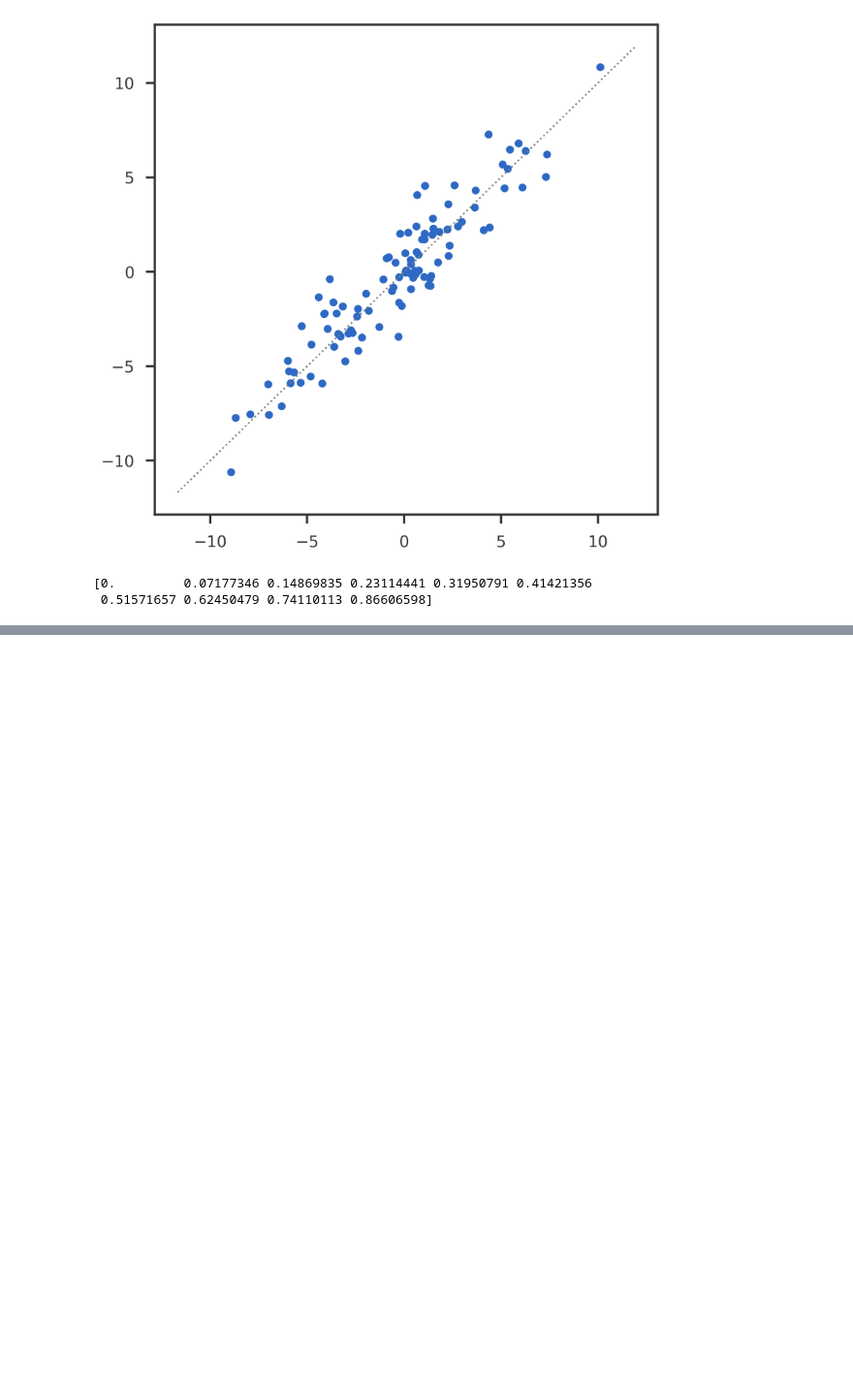
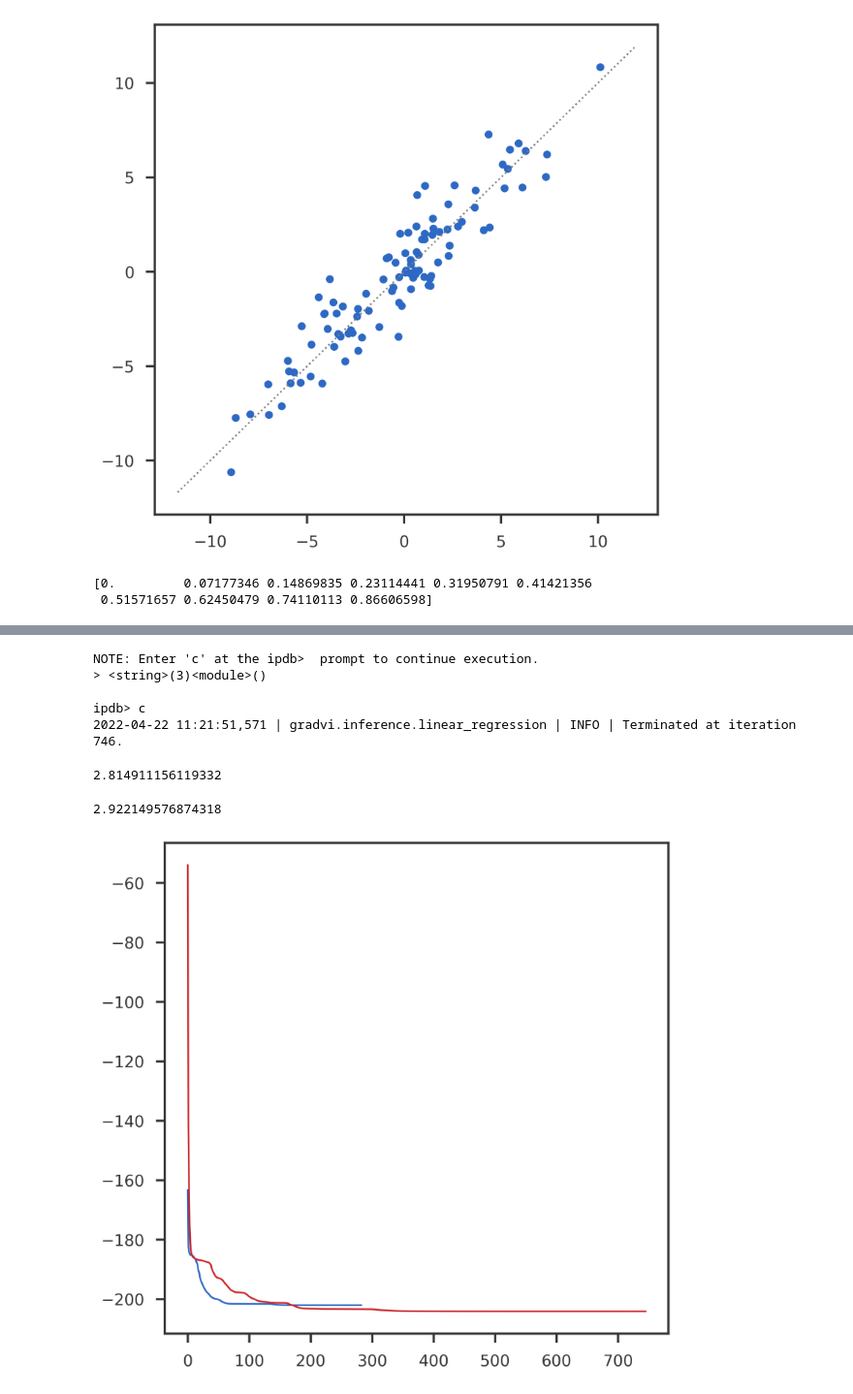
Before and after one commit to banskt/mr-ash-pen-workspace, a Jupyter notebook: notebooks/software_test/linear_regression_example.ipynb, the cells around one changed output, grey strips where cells are left out. Shown at 97% size. Drawn from its saved outputs; the diff is of its cells as text; code cells hidden in the pictures; blank space fills up the shorter version.

```diff
--- a/notebooks/software_test/linear_regression_example.ipynb
+++ b/notebooks/software_test/linear_regression_example.ipynb
@@ -50,0 +51,3 @@ plt.show()
+# %%
+from gradvi.tests import toy_data
+Xscale = toy_data.center_and_scale(X)
@@ -50,0 +61,4 @@ plt.show()
+# %%
+prior = Ash(sk, scaled = True)
+gvlin2 = LinearRegression(debug = False, display_progress = False, obj = "direct", invert_method = "fssi-cubic")
+gvlin2.fit(Xscale, y, prior)
@@ -50,0 +67,33 @@ plt.show()
+# %%
+%%debug
+
+prior = Ash(sk, scaled = True)
+gvlin2 = LinearRegression(
+            debug = False, display_progress = False,
+            obj = "direct", invert_method = "fssi-cubic",
+            invert_options = {'ngrid': 500}
+            )
+gvlin2.fit(Xscale, y, prior)
+# %% [output]
+NOTE: Enter 'c' at the ipdb>  prompt to continue execution.
+> <string>(3)<module>()
+
+ipdb> c
+2022-04-22 11:21:51,571 | gradvi.inference.linear_regression | INFO | Terminated at iteration 746.
+# %%
+gvlin2.residual_var
+# %% [output]
+2.814911156119332
+# %%
+gvlin.residual_var
+# %% [output]
+2.922149576874318
+# %%
+fig = plt.figure()
+ax1 = fig.add_subplot(111)
+ax1.plot(np.arange(gvlin.niter), gvlin.obj_path)
+ax1.plot(np.arange(gvlin2.niter), gvlin2.obj_path)
+#mpl_utils.plot_diag(ax1)
+plt.show()
+# %% [output]
+[figure, added]
```
Also changed, not shown: parts of 6 cells of this notebook, 20 other files.
